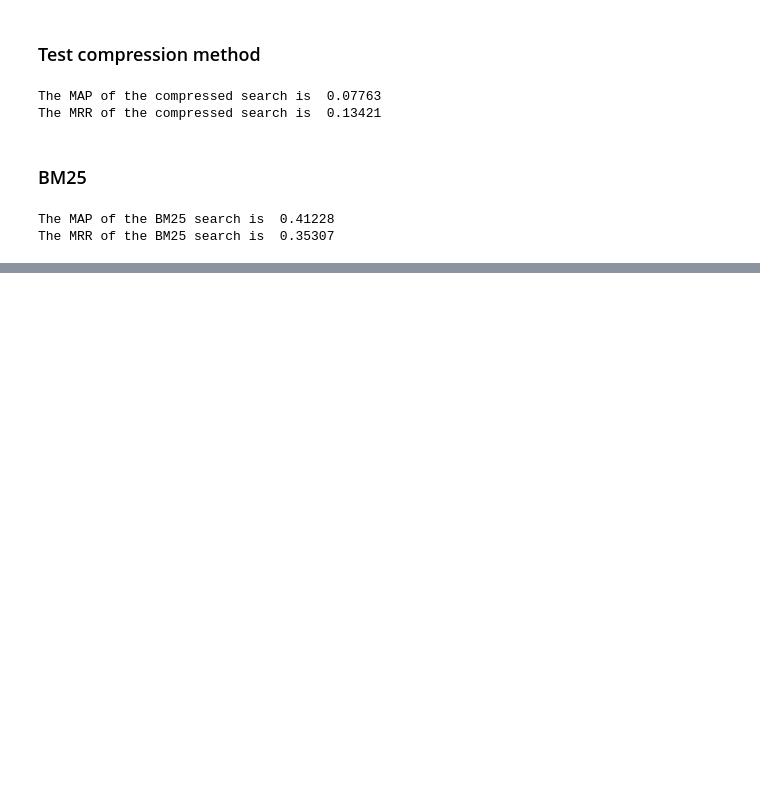
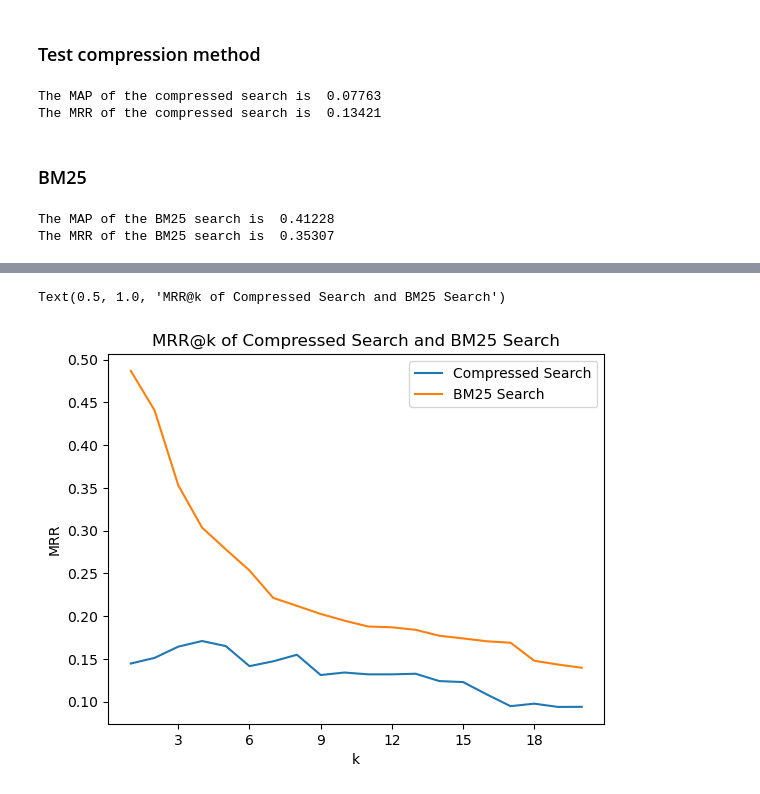
Before and after one commit to Kiyotaka86/compression_text_classification, a Jupyter notebook: part1/part1.ipynb, the cells around one changed output, grey strips where cells are left out. Cells and saved outputs as stored; diff of their text form; code cells hidden in the pictures; blank space fills up the shorter version.

```diff
--- a/part1/part1.ipynb
+++ b/part1/part1.ipynb
@@ -343,0 +498,11 @@ The MRR of the BM25 search is  0.35307
+# %%
+cisi_mrr_result_list = [k_values, cisi_compress_mrr_list, cisi_bm25_mrr_list]
+sns.lineplot(x=cisi_mrr_result_list[0], y=cisi_mrr_result_list[1], label="Compressed Search")
+sns.lineplot(x=cisi_mrr_result_list[0], y=cisi_mrr_result_list[2], label="BM25 Search")
+plt.gca().xaxis.set_major_locator(ticker.MaxNLocator(integer=True))
+plt.xlabel("k")
+plt.ylabel("MRR")
+plt.title("MRR@k of Compressed Search and BM25 Search")
+# %% [output]
+Text(0.5, 1.0, 'MRR@k of Compressed Search and BM25 Search')
+[figure, added]
```
Also changed, not shown: parts of 13 cells of this notebook.
